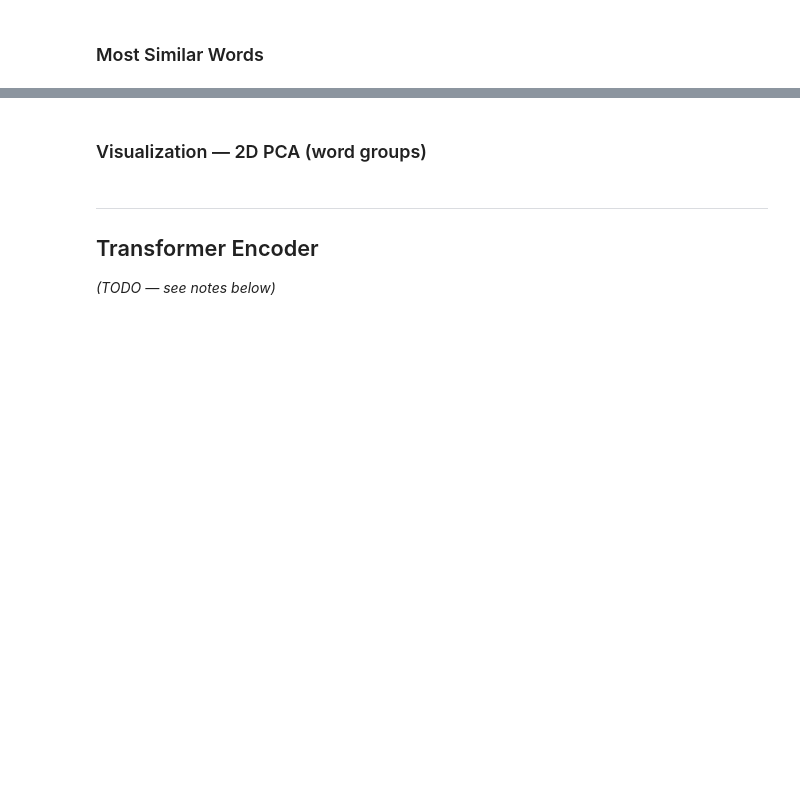
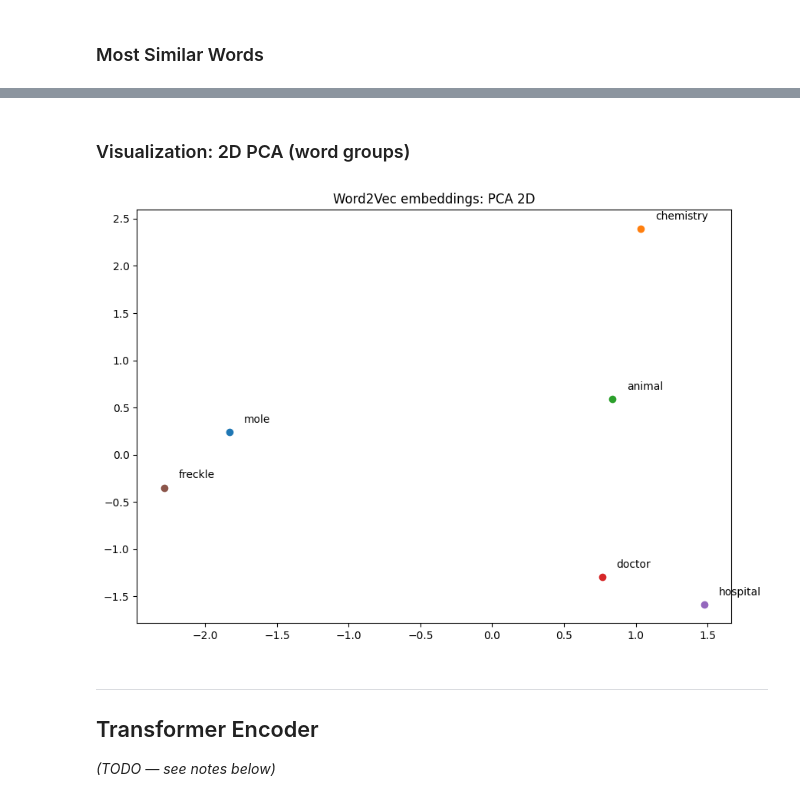
Before and after one commit to wlaszkiewicz/transformers-vs-word2vec, a Jupyter notebook: transformers_vs_word2vec.ipynb, the cells around one changed output, grey strips where cells are left out. Saved outputs shown, nothing was run; the diff lists cells and outputs as text; code cells hidden in the pictures; blank space fills up the shorter version.

Commit message:
pca for word2vec

```diff
--- a/transformers_vs_word2vec.ipynb
+++ b/transformers_vs_word2vec.ipynb
@@ -83,8 +85,7 @@ bank         river            0.2152
 # %% [markdown]
 ### Most Similar Words
 # %%
-# TODO: pick a word to explore
-word = "bank"
+word = "mole"
 
 print(f'Most similar to "{word}":')
 for w, score in w2v.most_similar(word, topn=10):
@@ -137,19 +140,20 @@ plot_3D(vectors_3d, words_to_plot)
 # %% [markdown]
-### Visualization — 2D PCA (word groups)
+### Visualization: 2D PCA (word groups)
 # %%
-# TODO: replace with Pan Tadeusz characters/concepts that are actually in the vocab
-words = ['king', 'queen', 'man', 'woman', 'palace', 'house', 'empire', 'kingdom']
+words = ['mole', 'chemistry', 'animal', 'doctor', 'hospital', 'freckle']
 word_vectors = [w2v[w] for w in words]
 
 pca = PCA(n_components=2)
 word_vectors_2d = pca.fit_transform(word_vectors)
 
 plt.figure(figsize=(10, 7))
 for w, (x, y) in zip(words, word_vectors_2d):
     plt.scatter(x, y)
     plt.text(x + 0.1, y + 0.1, w)
-plt.title('Word2Vec embeddings — PCA 2D')
+plt.title('Word2Vec embeddings: PCA 2D')
 plt.show()
+# %% [output]
+[figure, added]
 # %% [markdown]
 ---
 ## Transformer Encoder
```
Also changed, not shown: parts of 4 cells of this notebook.
